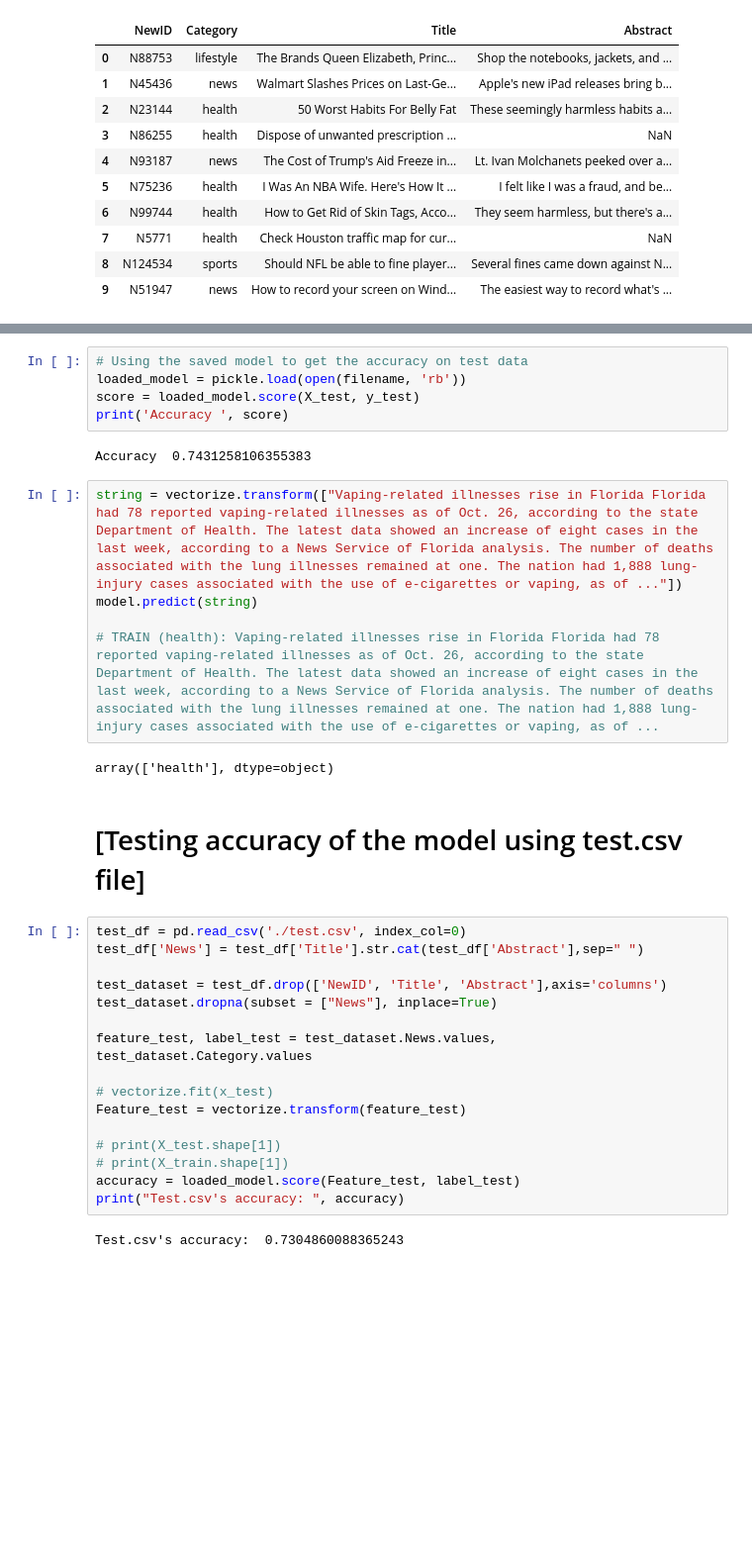
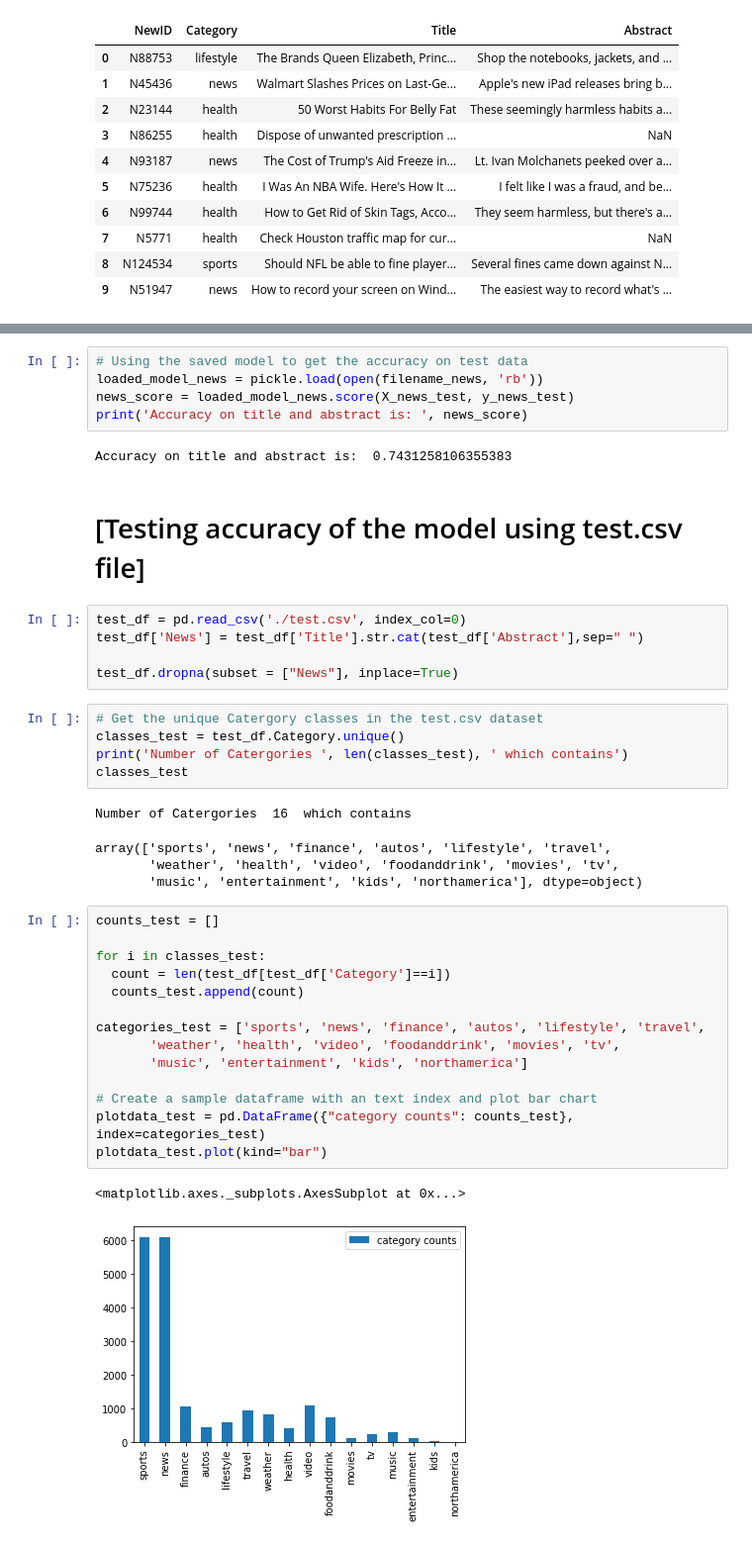
Before and after one commit to tingchihc/CS4824-final-project, a Jupyter notebook: Logistic_Regression.ipynb, the cells around one changed output, grey strips where cells are left out. Shown at 99% size. Cells and saved outputs as stored; diff of their text form; blank space fills up the shorter version.

```diff
--- a/Logistic_Regression.ipynb
+++ b/Logistic_Regression.ipynb
@@ -168,34 +210,41 @@ pickle.dump(model, open(filename, 'wb'))
 # %%
 # Using the saved model to get the accuracy on test data
-loaded_model = pickle.load(open(filename, 'rb'))
-score = loaded_model.score(X_test, y_test)
-print('Accuracy ', score)
+loaded_model_news = pickle.load(open(filename_news, 'rb'))
+news_score = loaded_model_news.score(X_news_test, y_news_test)
+print('Accuracy on title and abstract is: ', news_score)
 # %% [output]
-Accuracy  0.7431258106355383
+Accuracy on title and abstract is:  0.7431258106355383
-# %%
-string = vectorize.transform(["Vaping-related illnesses rise in Florida Florida had 78 reported vaping-related illnesses as of Oct. 26, according to the state Department of Health. The latest data showed an increase of eight cases in the last week, according to a News Service of Florida analysis. The number of deaths associated with the lung illnesses remained at one. The nation had 1,888 lung-injury cases associated with the use of e-cigarettes or vaping, as of ..."])
-model.predict(string)
-
-# TRAIN (health): Vaping-related illnesses rise in Florida Florida had 78 reported vaping-related illnesses as of Oct. 26, according to the state Department of Health. The latest data showed an increase of eight cases in the last week, according to a News Service of Florida analysis. The number of deaths associated with the lung illnesses remained at one. The nation had 1,888 lung-injury cases associated with the use of e-cigarettes or vaping, as of ...
-# %% [output]
-array(['health'], dtype=object)
 # %% [markdown]
 # [Testing accuracy of the model using test.csv file]
 # %%
 test_df = pd.read_csv('./test.csv', index_col=0)
 test_df['News'] = test_df['Title'].str.cat(test_df['Abstract'],sep=" ")
 
-test_dataset = test_df.drop(['NewID', 'Title', 'Abstract'],axis='columns')
-test_dataset.dropna(subset = ["News"], inplace=True)
-
-feature_test, label_test = test_dataset.News.values, test_dataset.Category.values
-
-# vectorize.fit(x_test)
-Feature_test = vectorize.transform(feature_test)
-
-# print(X_test.shape[1])
-# print(X_train.shape[1])
-accuracy = loaded_model.score(Feature_test, label_test)
-print("Test.csv's accuracy: ", accuracy)
+test_df.dropna(subset = ["News"], inplace=True)
-# %% [output]
-Test.csv's accuracy:  0.7304860088365243
+# %%
+# Get the unique Catergory classes in the test.csv dataset
+classes_test = test_df.Category.unique()
+print('Number of Catergories ', len(classes_test), ' which contains')
+classes_test
+# %% [output]
+Number of Catergories  16  which contains
+array(['sports', 'news', 'finance', 'autos', 'lifestyle', 'travel',
+       'weather', 'health', 'video', 'foodanddrink', 'movies', 'tv',
+       'music', 'entertainment', 'kids', 'northamerica'], dtype=object)
+# %%
+counts_test = []
+
+for i in classes_test:
+  count = len(test_df[test_df['Category']==i])
+  counts_test.append(count)
+
+categories_test = ['sports', 'news', 'finance', 'autos', 'lifestyle', 'travel',
+       'weather', 'health', 'video', 'foodanddrink', 'movies', 'tv',
+       'music', 'entertainment', 'kids', 'northamerica']
+
+# Create a sample dataframe with an text index and plot bar chart
+plotdata_test = pd.DataFrame({"category counts": counts_test}, index=categories_test)
+plotdata_test.plot(kind="bar")
+# %% [output]
+<matplotlib.axes._subplots.AxesSubplot at 0x...>
+[figure, added]
```
Also changed, not shown: parts of 22 cells of this notebook, 2 other files.
